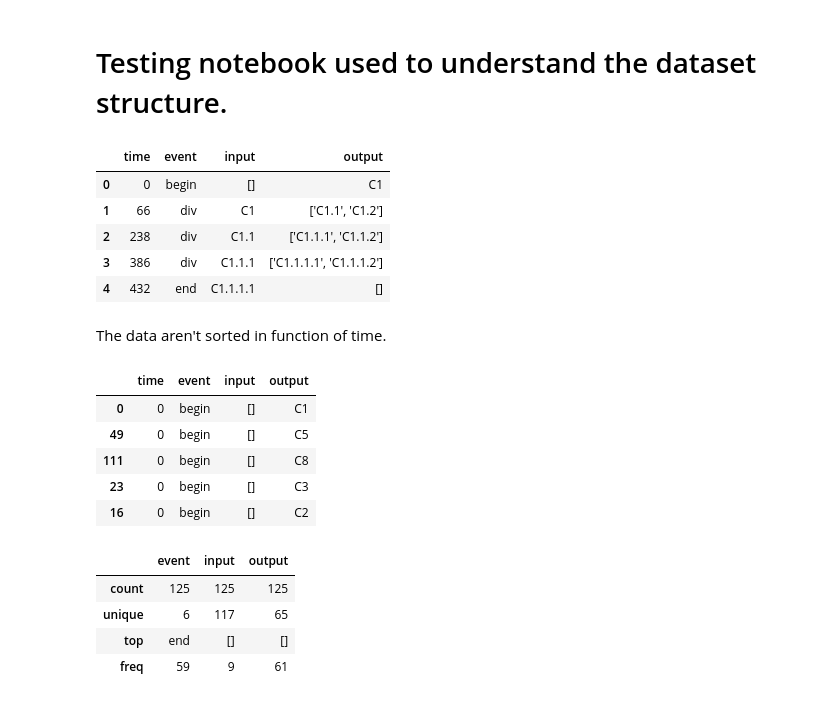
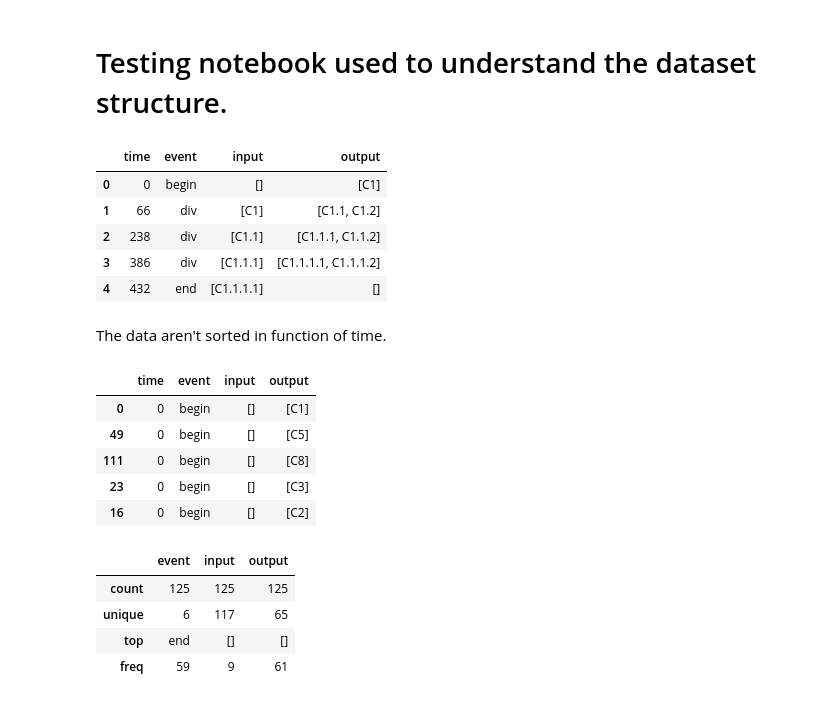
Before and after one commit to Valentin-Molina/ecn_radiobiology, a Jupyter notebook: notebook/test.ipynb, the cells around one changed output. Drawn from its saved outputs; the diff is of its cells as text; code cells hidden in the pictures.

```diff
--- a/notebook/test.ipynb
+++ b/notebook/test.ipynb
@@ -14,29 +15,46 @@ print("Setup complete.")
 Setup complete.
 # %% [markdown]
 # Testing notebook used to understand the dataset structure.
+# %%
+def str_to_numpy(input_str):
+    """
+    str_to_numpy is used to parse the columns "input" and "output" of the dataset csv files.
+    It converts a string representing an array of cells to a numpy array containing strings
+    which are the names of these cells.
+    """
+    process_str = input_str.replace("[", "")
+    process_str = process_str.replace("'", "")
+    process_str = process_str.replace(" ", "")
+    process_str = process_str.replace("]", "")
+    if(process_str != ""):
+        process_str = process_str.split(",")
+        output_array = np.asarray(process_str, dtype=str)
+    else:
+        output_array = np.asarray([], dtype=str)
+    return output_array
 # %%
 file = '../input/glioblastoma-radiosensitivity-dataset/glioblastoma_data/extracted_data/cell_behaviors/videos_transcriptions_csv/0gy_n1_201104.nd2u2510GyA3A.csv'
-data = pd.read_csv(file)
+data = pd.read_csv(file, converters = {"input" : str_to_numpy, "output" : str_to_numpy})
 
 data.head()
 # %% [output]
 |  | time | event | input | output |
-| 0 | 0 | begin | [] | C1 |
-| 1 | 66 | div | C1 | ['C1.1', 'C1.2'] |
-| 2 | 238 | div | C1.1 | ['C1.1.1', 'C1.1.2'] |
-| 3 | 386 | div | C1.1.1 | ['C1.1.1.1', 'C1.1.1.2'] |
-| 4 | 432 | end | C1.1.1.1 | [] |
+| 0 | 0 | begin | [] | [C1] |
+| 1 | 66 | div | [C1] | [C1.1, C1.2] |
+| 2 | 238 | div | [C1.1] | [C1.1.1, C1.1.2] |
+| 3 | 386 | div | [C1.1.1] | [C1.1.1.1, C1.1.1.2] |
+| 4 | 432 | end | [C1.1.1.1] | [] |
 # %% [markdown]
 The data aren't sorted in function of time.
 # %%
 data.sort_values(by="time").head()
 # %% [output]
 |  | time | event | input | output |
-| 0 | 0 | begin | [] | C1 |
-| 49 | 0 | begin | [] | C5 |
-| 111 | 0 | begin | [] | C8 |
-| 23 | 0 | begin | [] | C3 |
-| 16 | 0 | begin | [] | C2 |
+| 0 | 0 | begin | [] | [C1] |
+| 49 | 0 | begin | [] | [C5] |
+| 111 | 0 | begin | [] | [C8] |
+| 23 | 0 | begin | [] | [C3] |
+| 16 | 0 | begin | [] | [C2] |
 # %%
 data.describe(include=[object])
 # %% [output]
```
Also changed, not shown: parts of 13 cells of this notebook, 2 other files.
